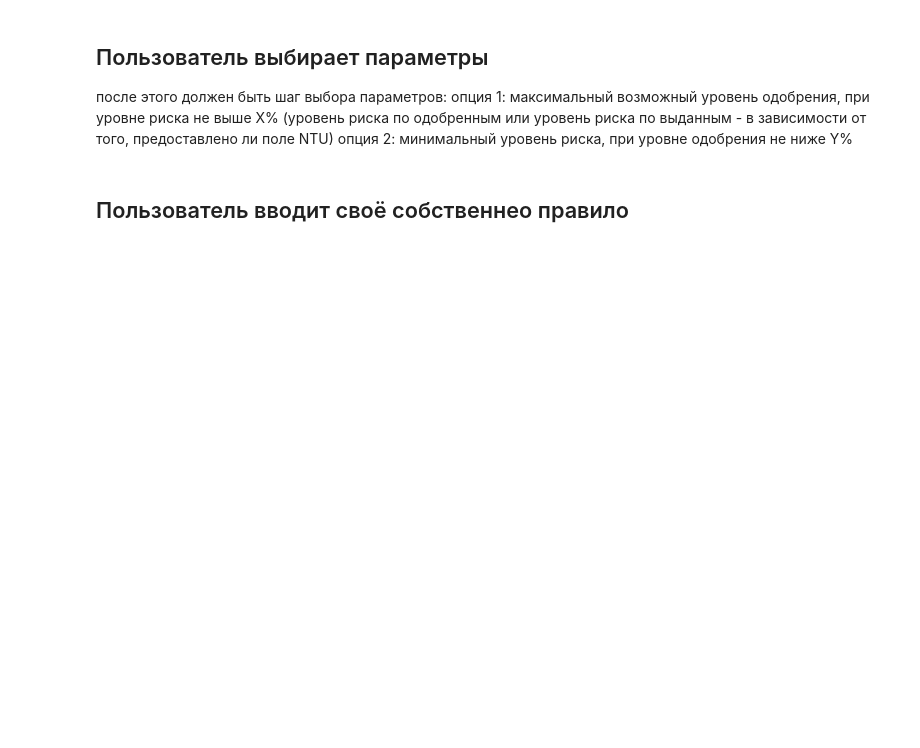
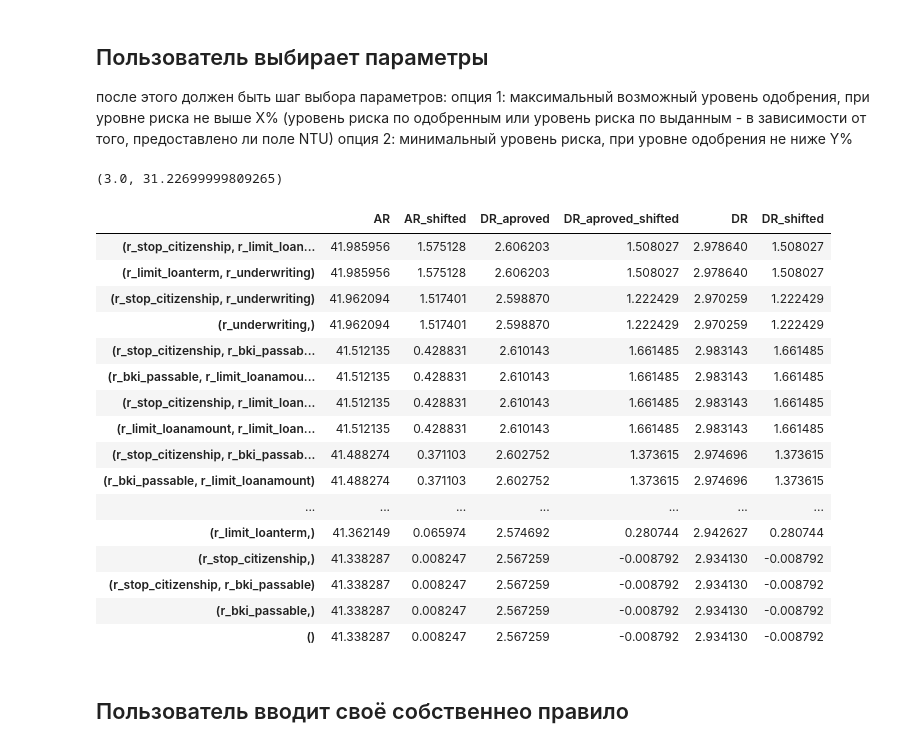
Before and after one commit to Sophia-team/datapy, a Jupyter notebook: Role and Type Selector.ipynb, the cells around one changed output. Drawn from its saved outputs; the diff is of its cells as text; code cells hidden in the pictures; blank space fills up the shorter version.

```diff
--- a/Role and Type Selector.ipynb
+++ b/Role and Type Selector.ipynb
@@ -58,15 +115,17 @@ start = time.time()
 found_combinations=server.find_combinations()
 end = time.time()
 elapsed = end - start
-#print(elapsed//60, elapsed%60)found_combinations
+print(elapsed//60, elapsed%60)
+# %% [output]
+(3.0, 31.22699999809265)
 # %%
 #поиск комбинаций по параметрам
 # 1: максимальный возможный уровень одобрения, при уровне риска не выше X% (уровень риска по одобренным
-param_max_dr=0.1
+param_max_dr=3
 optimized_by_dr=server.optimize_rules_dr(param_max_dr)
 dr = pd.DataFrame(optimized_by_dr)
 
 # 2: минимальный уровень риска, при уровне одобрения не ниже Y%
-param_min_ar=0.1
+param_min_ar=60
 optimized_by_ar=server.optimize_rules_ar(param_min_ar)
 ar = pd.DataFrame(optimized_by_ar)
@@ -75,3 +132,23 @@ ar
+# %%
+dr
+# %% [output]
+|  | AR | AR_shifted | DR_aproved | DR_aproved_shifted | DR | DR_shifted |
+| (r_stop_citizenship, r_limit_loan... | 41.985956 | 1.575128 | 2.606203 | 1.508027 | 2.978640 | 1.508027 |
+| (r_limit_loanterm, r_underwriting) | 41.985956 | 1.575128 | 2.606203 | 1.508027 | 2.978640 | 1.508027 |
+| (r_stop_citizenship, r_underwriting) | 41.962094 | 1.517401 | 2.598870 | 1.222429 | 2.970259 | 1.222429 |
+| (r_underwriting,) | 41.962094 | 1.517401 | 2.598870 | 1.222429 | 2.970259 | 1.222429 |
+| (r_stop_citizenship, r_bki_passab... | 41.512135 | 0.428831 | 2.610143 | 1.661485 | 2.983143 | 1.661485 |
+| (r_bki_passable, r_limit_loanamou... | 41.512135 | 0.428831 | 2.610143 | 1.661485 | 2.983143 | 1.661485 |
+| (r_stop_citizenship, r_limit_loan... | 41.512135 | 0.428831 | 2.610143 | 1.661485 | 2.983143 | 1.661485 |
+| (r_limit_loanamount, r_limit_loan... | 41.512135 | 0.428831 | 2.610143 | 1.661485 | 2.983143 | 1.661485 |
+| (r_stop_citizenship, r_bki_passab... | 41.488274 | 0.371103 | 2.602752 | 1.373615 | 2.974696 | 1.373615 |
+| (r_bki_passable, r_limit_loanamount) | 41.488274 | 0.371103 | 2.602752 | 1.373615 | 2.974696 | 1.373615 |
+| ... | ... | ... | ... | ... | ... | ... |
+| (r_limit_loanterm,) | 41.362149 | 0.065974 | 2.574692 | 0.280744 | 2.942627 | 0.280744 |
+| (r_stop_citizenship,) | 41.338287 | 0.008247 | 2.567259 | -0.008792 | 2.934130 | -0.008792 |
+| (r_stop_citizenship, r_bki_passable) | 41.338287 | 0.008247 | 2.567259 | -0.008792 | 2.934130 | -0.008792 |
+| (r_bki_passable,) | 41.338287 | 0.008247 | 2.567259 | -0.008792 | 2.934130 | -0.008792 |
+| () | 41.338287 | 0.008247 | 2.567259 | -0.008792 | 2.934130 | -0.008792 |
 # %% [markdown]
 ## Пользователь вводит своё собственнео правило
 # %%
```
Also changed, not shown: parts of 8 cells of this notebook, 2 other files.
